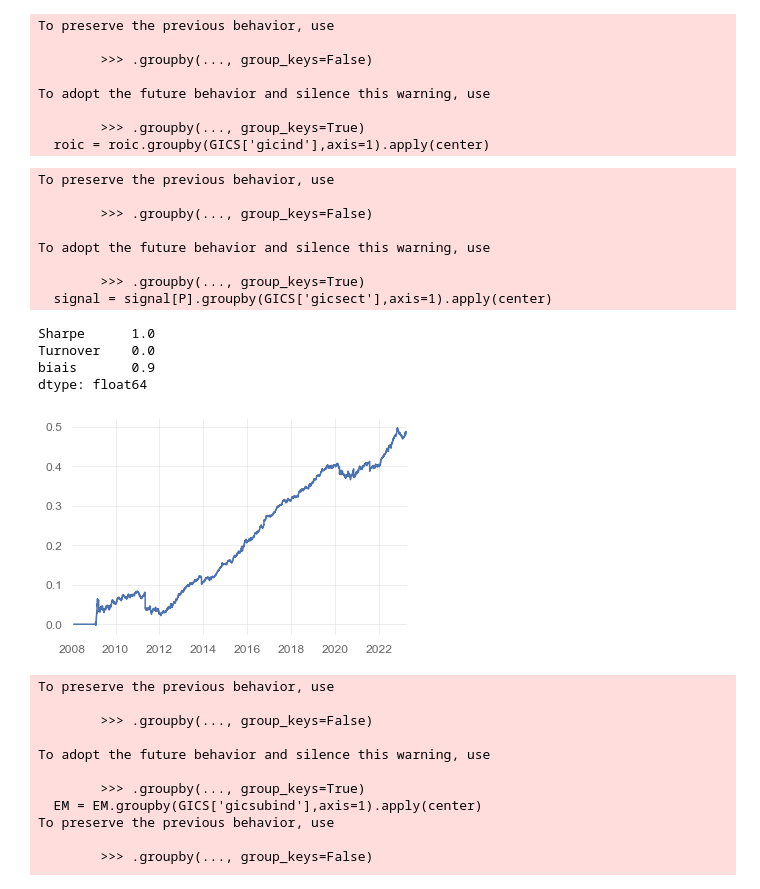
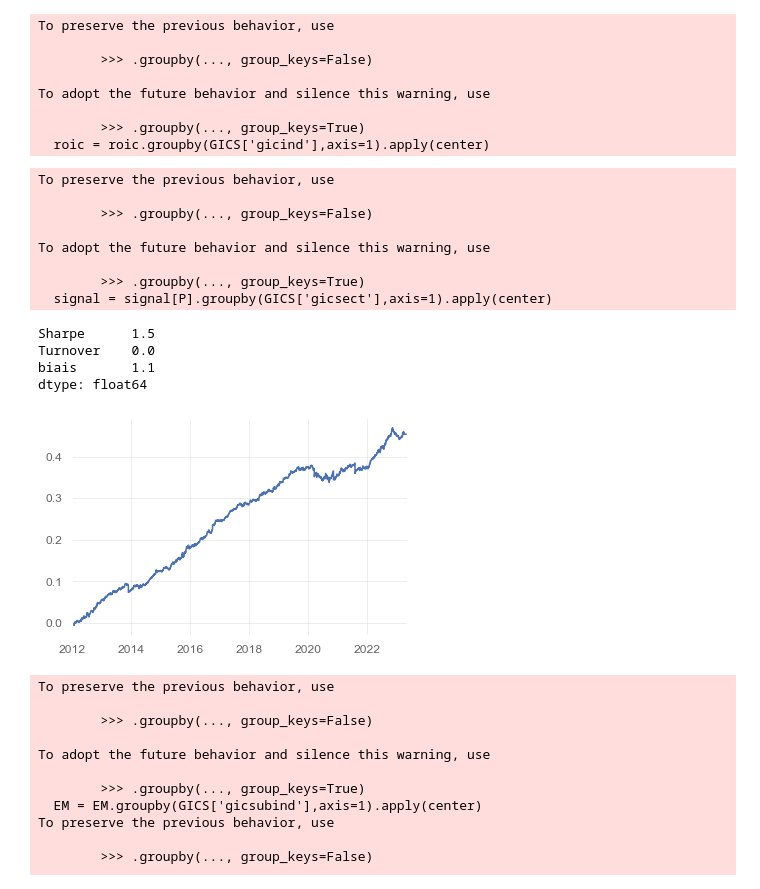
Before and after one commit to nabz78350/backtesting, a Jupyter notebook: alpha_fundamentals.ipynb, the cells around one changed output. Saved outputs shown, nothing was run; the diff lists cells and outputs as text; code cells hidden in the pictures.

```diff
--- a/alpha_fundamentals.ipynb
+++ b/alpha_fundamentals.ipynb
@@ -86,32 +86,32 @@ To adopt the future behavior and silence this warning, use
 # %%
 signal = roic[P].rank(1,pct=True,ascending=False).clip(0.01,0.99).apply(norm.ppf).ffill()
 signal = signal[P].rolling(365).rank(axis=0,pct=True,ascending=True).clip(0.01,0.99)
 signal = signal[P].rank(axis=1,pct=True,ascending=False).clip(0.01,0.99).apply(norm.ppf)
 signal[signal.abs()<0.5] = None
 
 signal = signal[P].groupby(GICS['gicsect'],axis=1).apply(center)
 signal = signal[P].div(signal.abs().sum(1),0)
 
 
-pnl_roic = (signal[P].shift()*R).sum(1)
+pnl_roic = (signal[P].shift()*R).sum(1).loc['2012':]
 sr = sharpe(pnl_roic)
 turnover = signal.fillna(0).diff().abs().sum(1).mean()
 pnl_roic.cumsum().plot()
 pd.Series({'Sharpe':sr,'Turnover':turnover,'biais':pnl_roic.mean()*1e4}).round(1)
 # %% [output]
 To preserve the previous behavior, use
 
         >>> .groupby(..., group_keys=False)
 
 To adopt the future behavior and silence this warning, use
 
         >>> .groupby(..., group_keys=True)
   signal = signal[P].groupby(GICS['gicsect'],axis=1).apply(center)
-Sharpe      1.0
+Sharpe      1.5
 Turnover    0.0
-biais       0.9
+biais       1.1
 dtype: float64
-[figure, old version]
+[figure, new version]
 # %%
 mkt_cap = market_data['MktCap'].unstack().reindex_like(P).astype(float)
 ltdebt = balance_sheet['longTermDebt'].unstack().reindex_like(P).ffill().astype(float)
```
Also changed, not shown: parts of 3 cells of this notebook, 13 other files.
